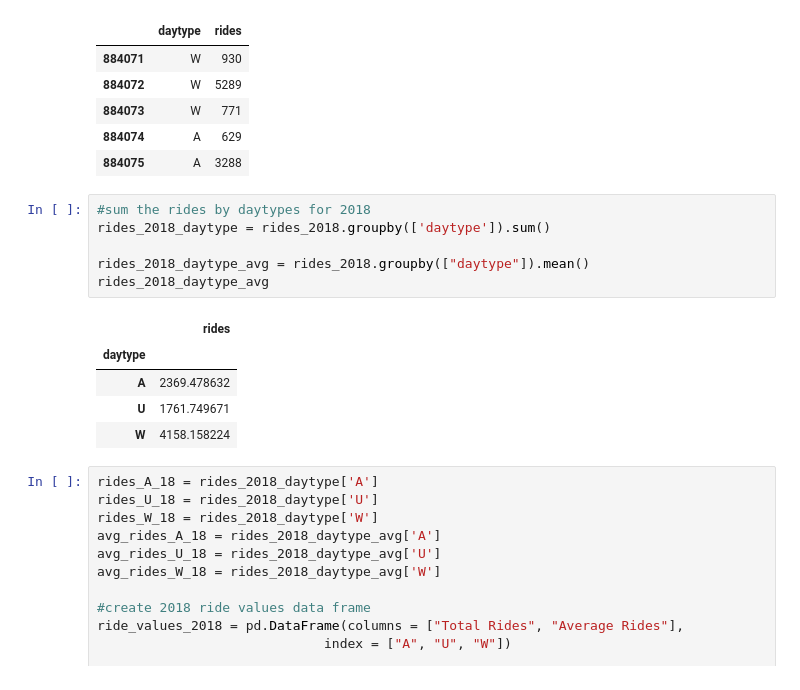
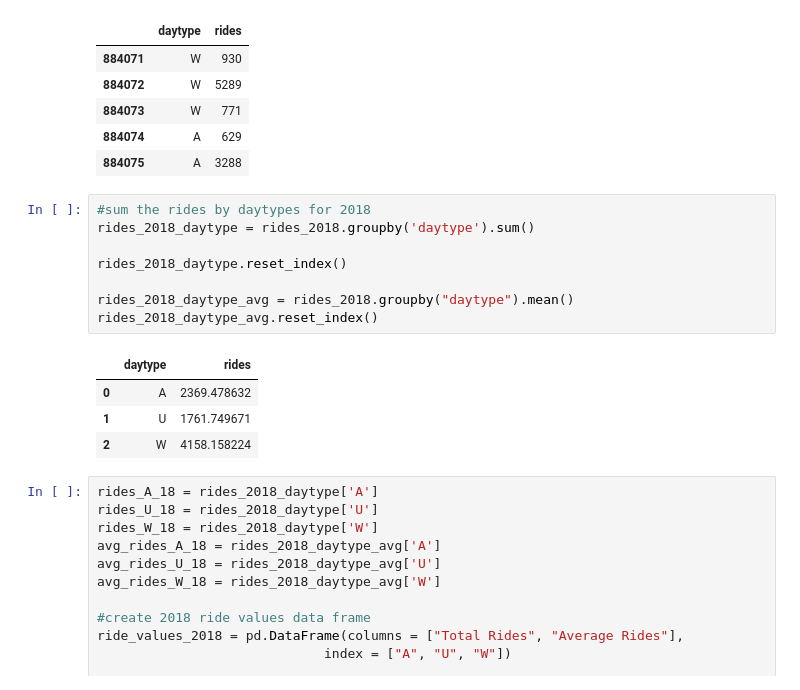
Before and after one commit to cdfencing/Project-I, a Jupyter notebook: Seasonal_ridership.ipynb, the cells around one changed output. Saved outputs shown, nothing was run; the diff lists cells and outputs as text.

```diff
--- a/Seasonal_ridership.ipynb
+++ b/Seasonal_ridership.ipynb
@@ -115,16 +115,17 @@ rides_2018.head()
 | 884075 | A | 3288 |
 # %%
 #sum the rides by daytypes for 2018
-rides_2018_daytype = rides_2018.groupby(['daytype']).sum()
+rides_2018_daytype = rides_2018.groupby('daytype').sum()
 
-rides_2018_daytype_avg = rides_2018.groupby(["daytype"]).mean()
-rides_2018_daytype_avg
+rides_2018_daytype.reset_index()
+
+rides_2018_daytype_avg = rides_2018.groupby("daytype").mean()
+rides_2018_daytype_avg.reset_index()
 # %% [output]
-|  | rides |
-| daytype |  |
-| A | 2369.478632 |
-| U | 1761.749671 |
-| W | 4158.158224 |
+|  | daytype | rides |
+| 0 | A | 2369.478632 |
+| 1 | U | 1761.749671 |
+| 2 | W | 4158.158224 |
 # %%
 rides_A_18 = rides_2018_daytype['A']
 rides_U_18 = rides_2018_daytype['U']
```
Also changed, not shown: parts of 5 cells of this notebook.
